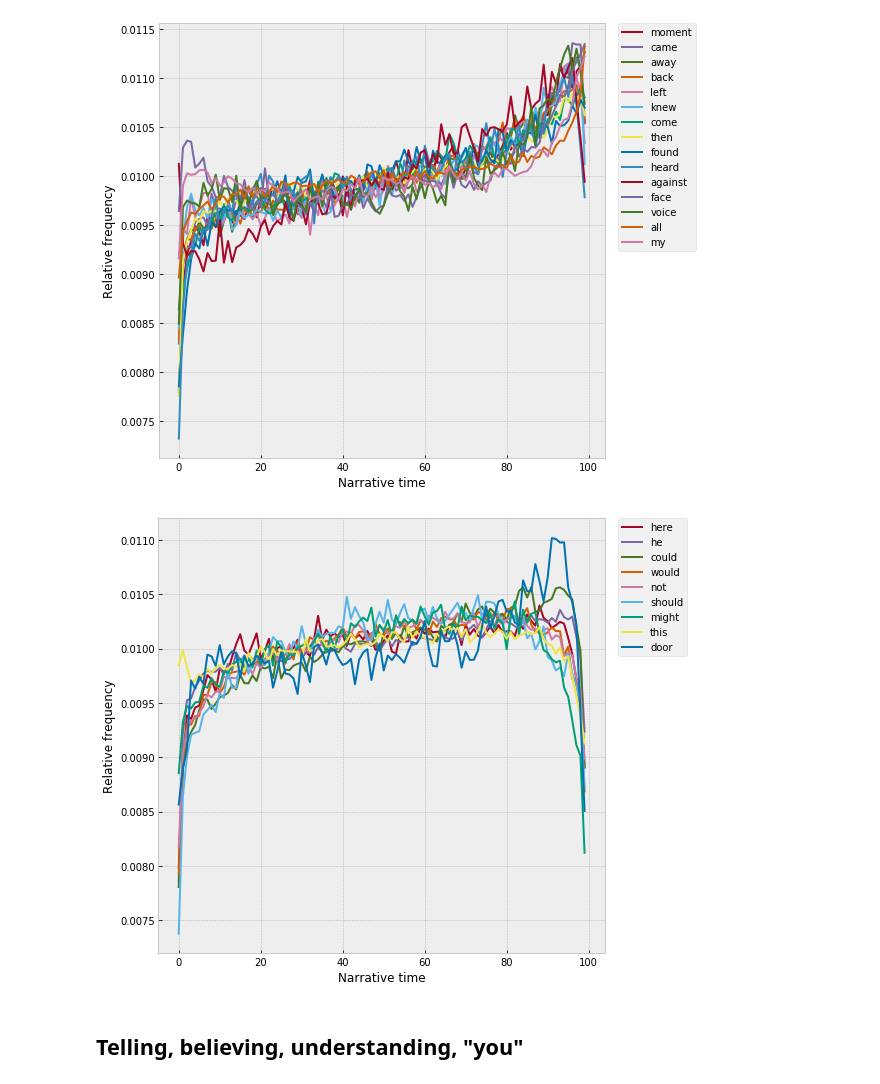
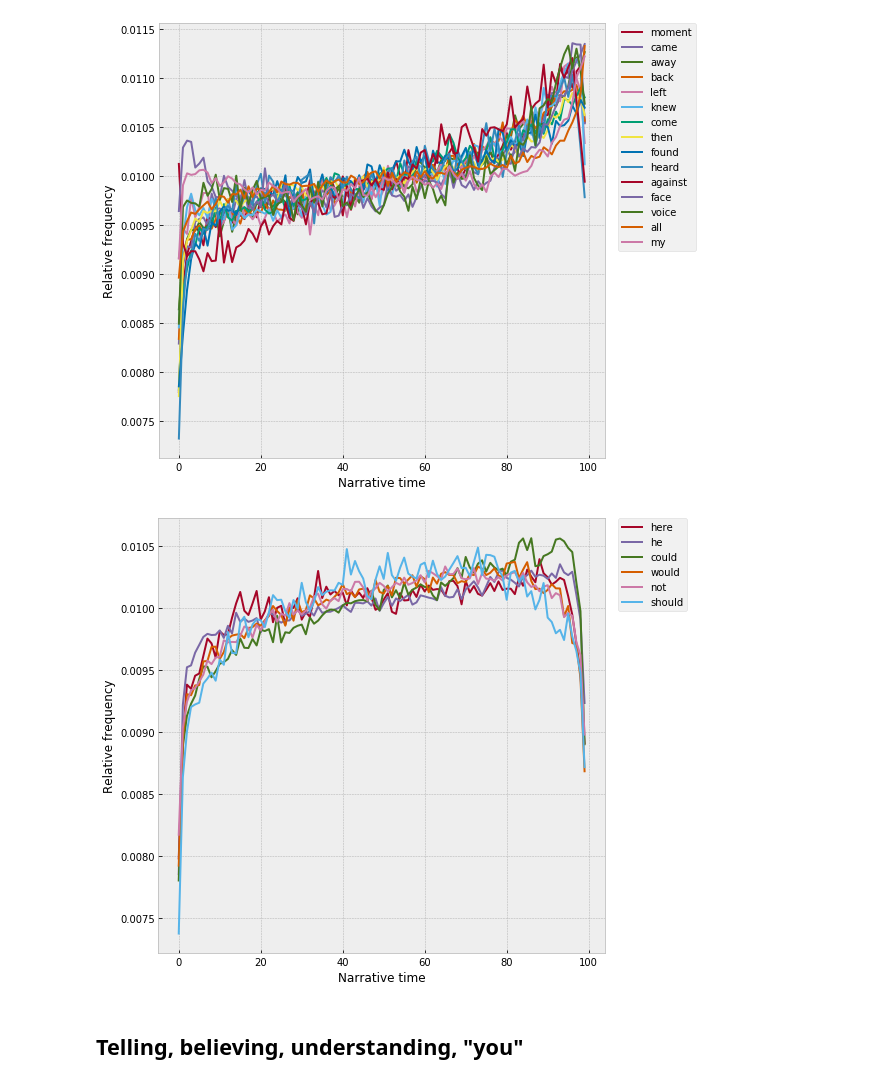
Before and after one commit to davidmcclure/lint-analysis, a Jupyter notebook: notebooks/32-cluster-groups.ipynb, the cells around one changed output. Drawn from its saved outputs; the diff is of its cells as text; code cells hidden in the pictures.

```diff
--- a/notebooks/32-cluster-groups.ipynb
+++ b/notebooks/32-cluster-groups.ipynb
@@ -1161,17 +1135,14 @@ my
 # %%
 plot_cohort('''
 here
 he
 could
 would
 not
 should
-might
-this
-door
 ''')
 # %% [output]
-[figure, old version]
+[figure, new version]
 # %% [markdown]
 ## Telling, believing, understanding, "you"
 # %%
```
Also changed, not shown: parts of 6 cells of this notebook.
